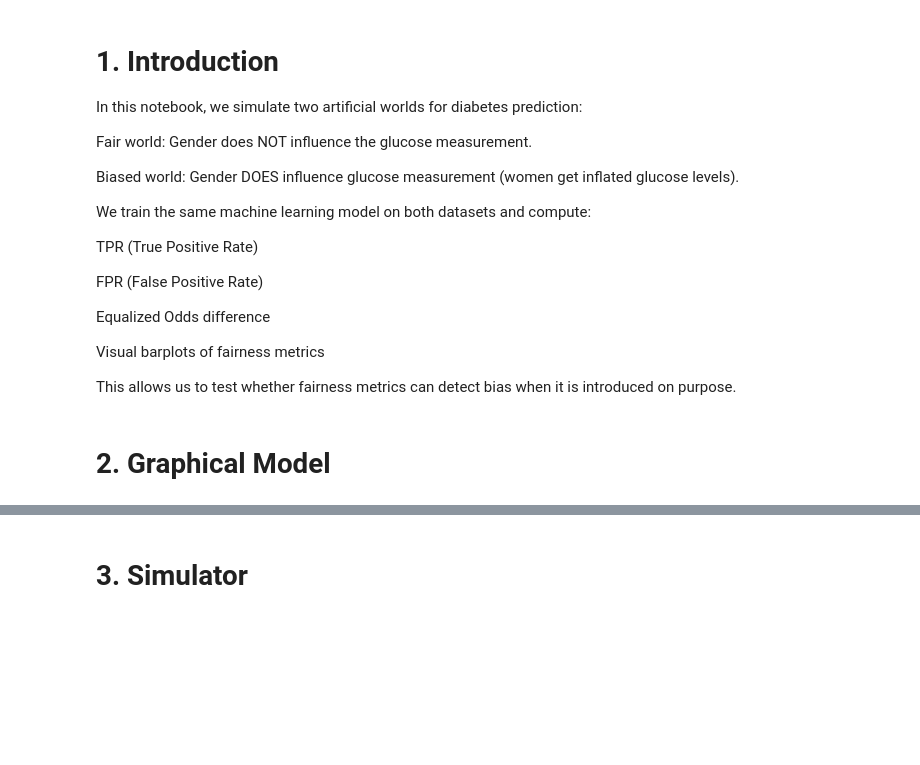
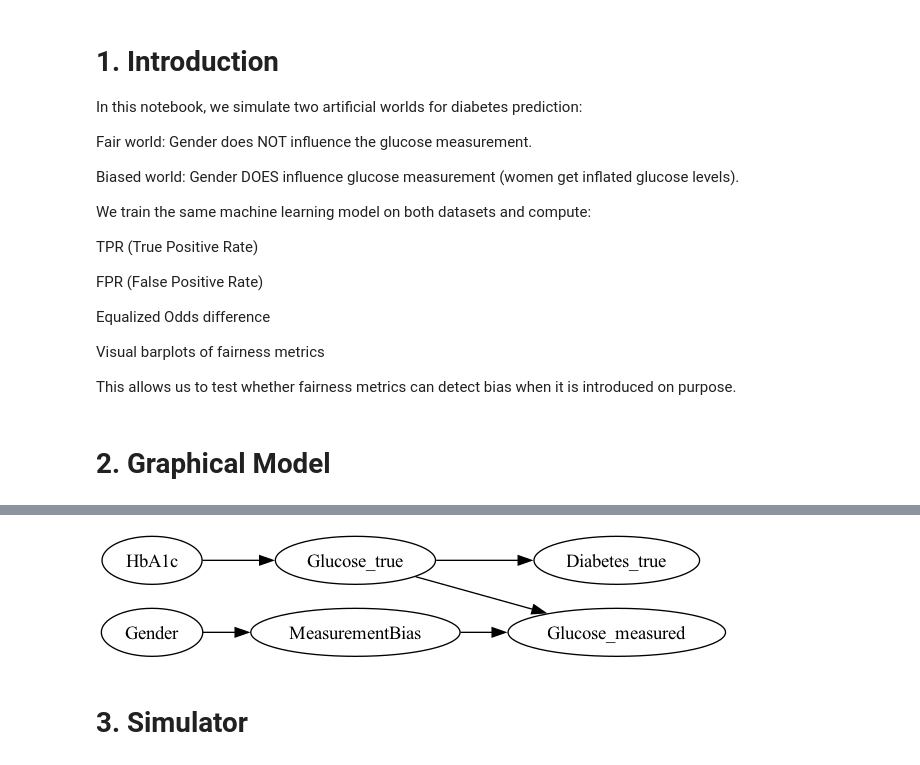
Before and after one commit to isabelle-bustamante/diabetes-fairness-ml, a Jupyter notebook: notebooks/Simulation pipeline_equalizedOdds.ipynb, the cells around one changed output, grey strips where cells are left out. Cells and saved outputs as stored; diff of their text form; code cells hidden in the pictures; blank space fills up the shorter version.

```diff
--- a/notebooks/Simulation pipeline_equalizedOdds.ipynb
+++ b/notebooks/Simulation pipeline_equalizedOdds.ipynb
@@ -33,3 +38,7 @@ sns.set(style="whitegrid")
+# %%
+Image("biased_dag.png")
+# %% [output]
+[figure, added]
 # %% [markdown]
  # 3. Simulator
 # %%
```
Also changed, not shown: parts of 1 cell of this notebook, 2 other files.
